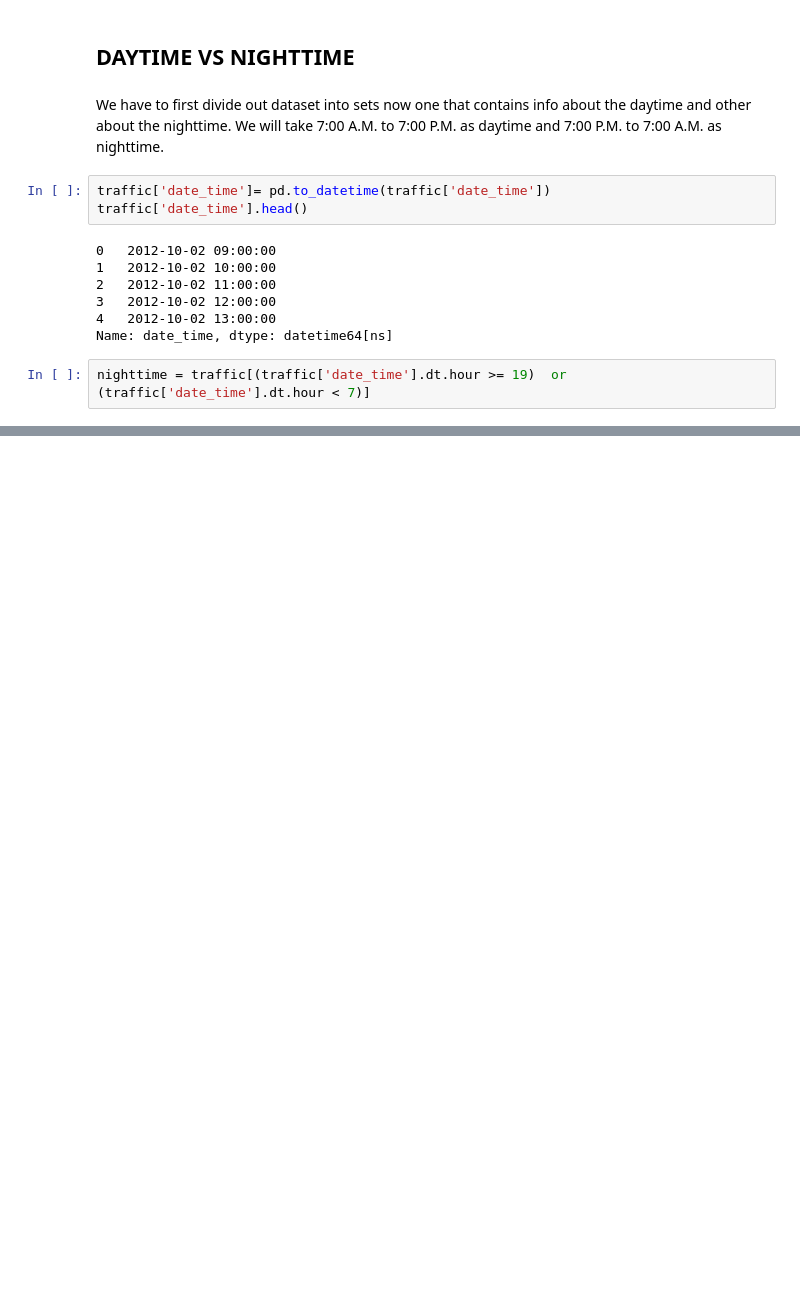
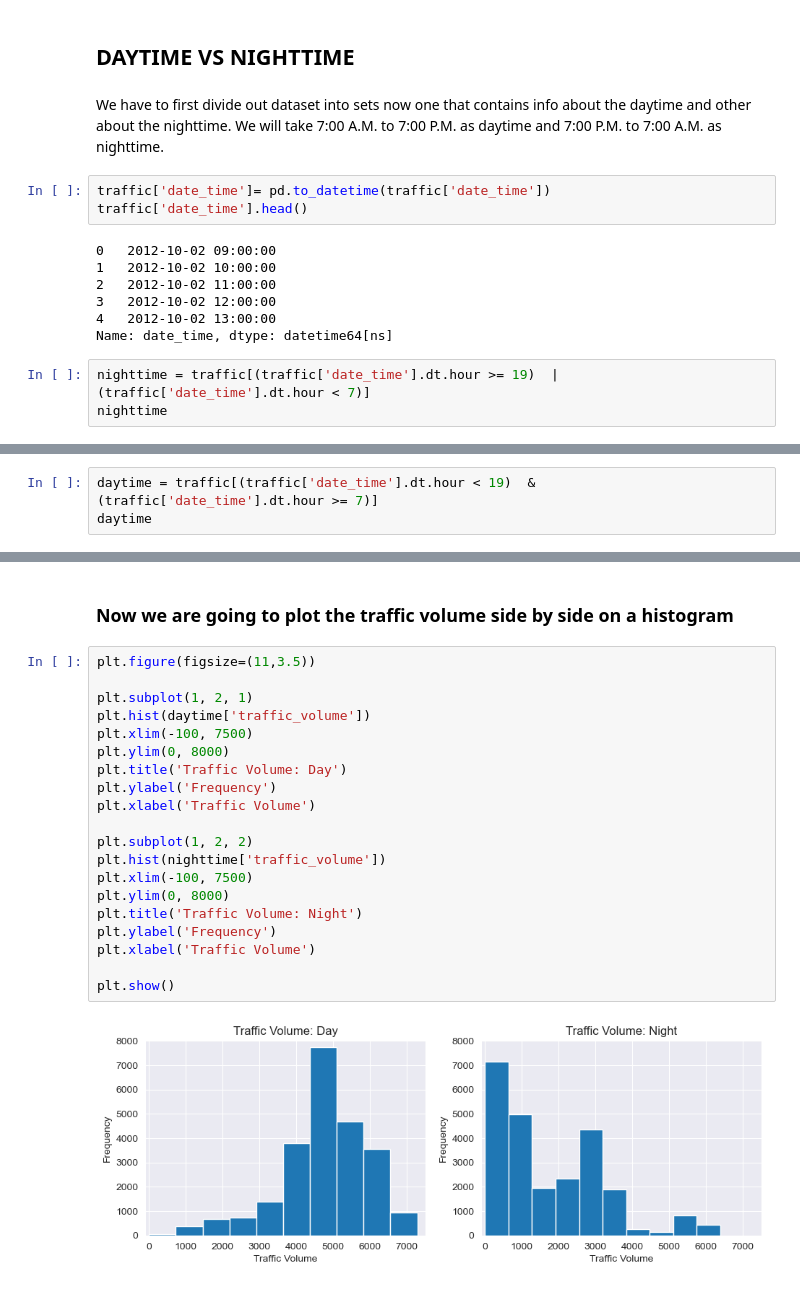
Before and after one commit to Vivek1325/Heavy-Traffic-Indicators-on-I-94, a Jupyter notebook: traffic analysis.ipynb, the cells around one changed output, grey strips where cells are left out. Saved outputs shown, nothing was run; the diff lists cells and outputs as text; blank space fills up the shorter version.

Commit message:
Plotted the traffic volumes for comparison

```diff
--- a/traffic analysis.ipynb
+++ b/traffic analysis.ipynb
@@ -91,5 +91,6 @@ traffic['date_time'].head()
 4   2012-10-02 13:00:00
 Name: date_time, dtype: datetime64[ns]
 # %%
-nighttime = traffic[(traffic['date_time'].dt.hour >= 19)  or (traffic['date_time'].dt.hour < 7)]
+nighttime = traffic[(traffic['date_time'].dt.hour >= 19)  | (traffic['date_time'].dt.hour < 7)]
+nighttime
 # %% [output]
@@ -98,0 +114,3 @@ This project is on hold and is waiting for an answer on stackoverflow
+# %%
+daytime = traffic[(traffic['date_time'].dt.hour < 19)  & (traffic['date_time'].dt.hour >= 7)]
+daytime
@@ -98,0 +131,24 @@ This project is on hold and is waiting for an answer on stackoverflow
+# %% [markdown]
+### Now we are going to plot the traffic volume side by side on a histogram
+# %%
+plt.figure(figsize=(11,3.5))
+
+plt.subplot(1, 2, 1)
+plt.hist(daytime['traffic_volume'])
+plt.xlim(-100, 7500)
+plt.ylim(0, 8000)
+plt.title('Traffic Volume: Day')
+plt.ylabel('Frequency')
+plt.xlabel('Traffic Volume')
+
+plt.subplot(1, 2, 2)
+plt.hist(nighttime['traffic_volume'])
+plt.xlim(-100, 7500)
+plt.ylim(0, 8000)
+plt.title('Traffic Volume: Night')
+plt.ylabel('Frequency')
+plt.xlabel('Traffic Volume')
+
+plt.show()
+# %% [output]
+[figure, added]
```
Also changed, not shown: parts of 4 cells of this notebook.
